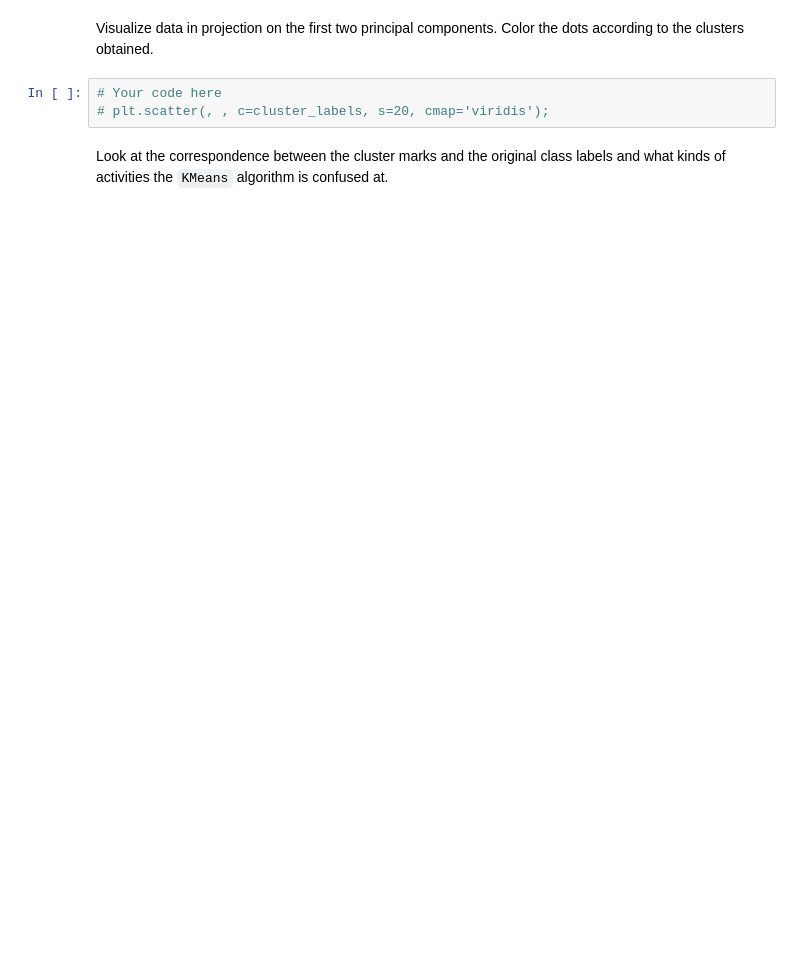
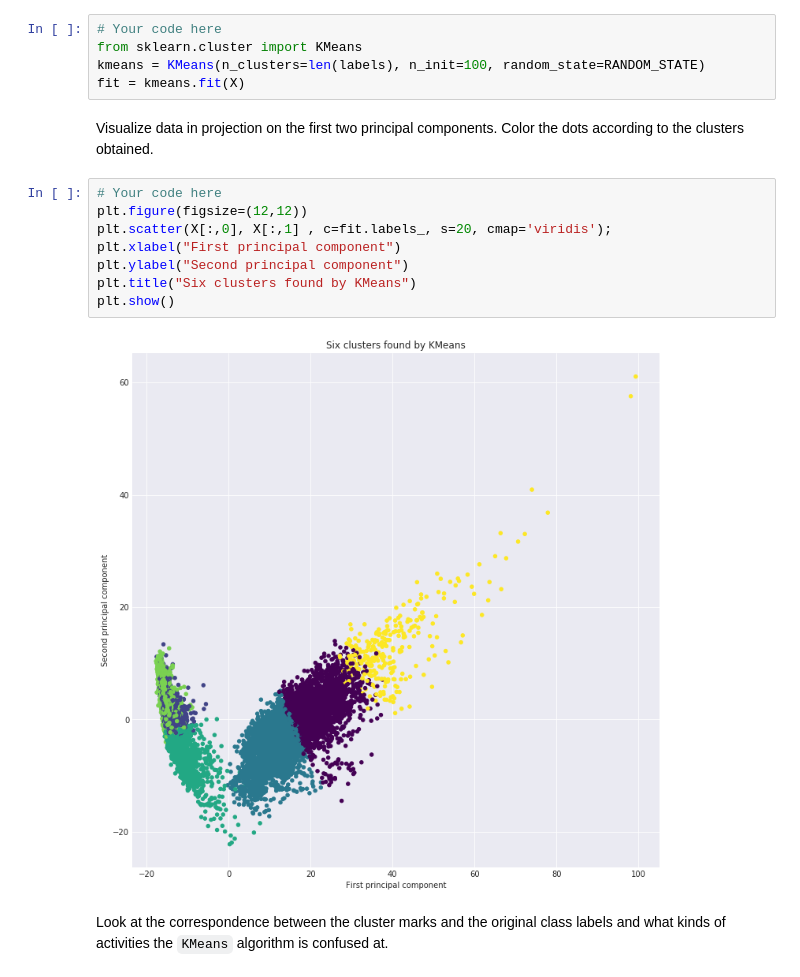
Before and after one commit to GreenSnabl/robotics_ml, a Jupyter notebook: ml_course_en/assignments/Assignment 05. Unsupervised_learning.ipynb, the cells around one changed output. Saved outputs shown, nothing was run; the diff lists cells and outputs as text; blank space fills up the shorter version.

```diff
--- a/ml_course_en/assignments/Assignment 05. Unsupervised_learning.ipynb
+++ b/ml_course_en/assignments/Assignment 05. Unsupervised_learning.ipynb
@@ -127,8 +243,20 @@ Other parameters should have default values.
+# %%
+# Your code here
+from sklearn.cluster import KMeans
+kmeans = KMeans(n_clusters=len(labels), n_init=100, random_state=RANDOM_STATE)
+fit = kmeans.fit(X)
 # %% [markdown]
 Visualize data in projection on the first two principal components. Color the dots according to the clusters obtained.
-# %%
-# Your code here
-# plt.scatter(, , c=cluster_labels, s=20, cmap='viridis');
+# %%
+# Your code here
+plt.figure(figsize=(12,12))
+plt.scatter(X[:,0], X[:,1] , c=fit.labels_, s=20, cmap='viridis');
+plt.xlabel("First principal component")
+plt.ylabel("Second principal component")
+plt.title("Six clusters found by KMeans")
+plt.show()
+# %% [output]
+[figure, added]
 # %% [markdown]
 Look at the correspondence between the cluster marks and the original class labels and what kinds of activities the `KMeans` algorithm is confused at.
 # %%
```
Also changed, not shown: parts of 47 cells of this notebook, 5 other files.
